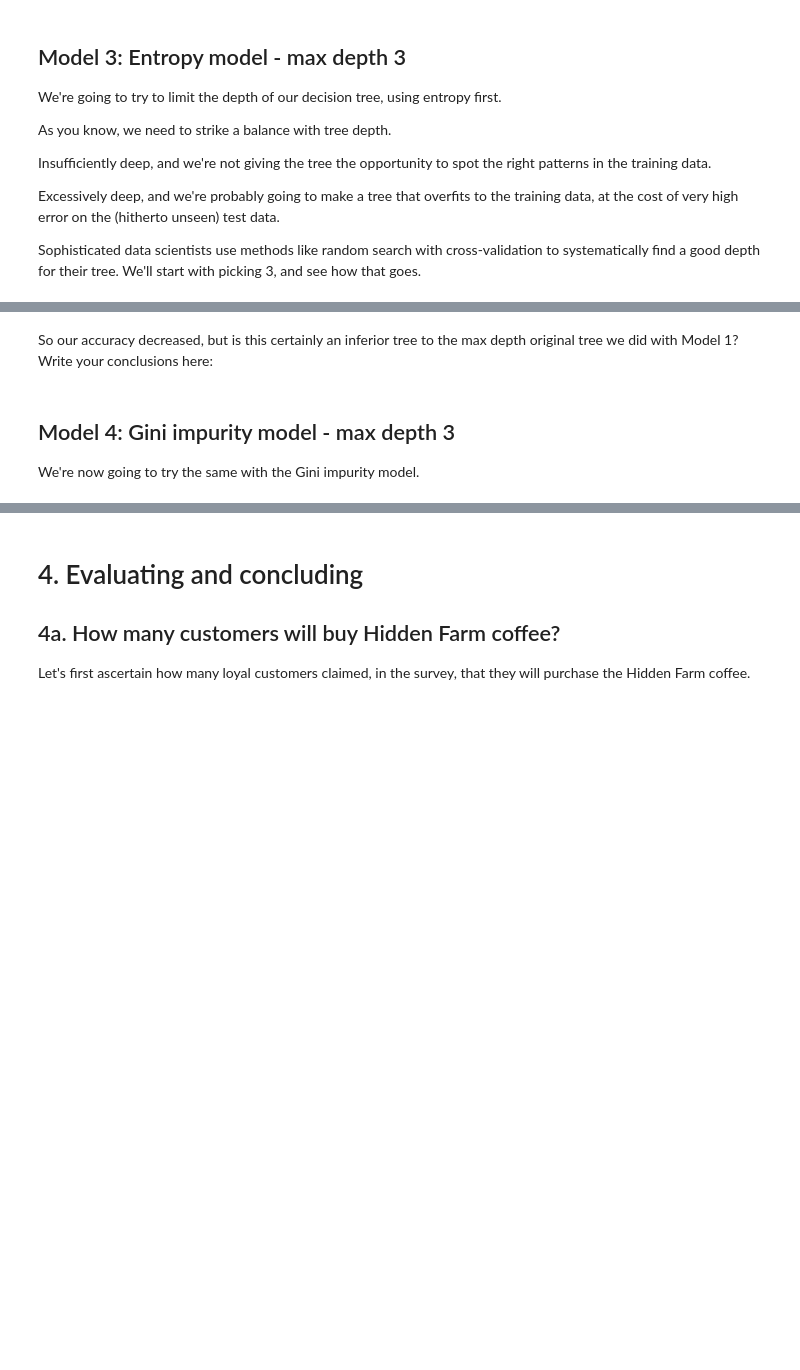
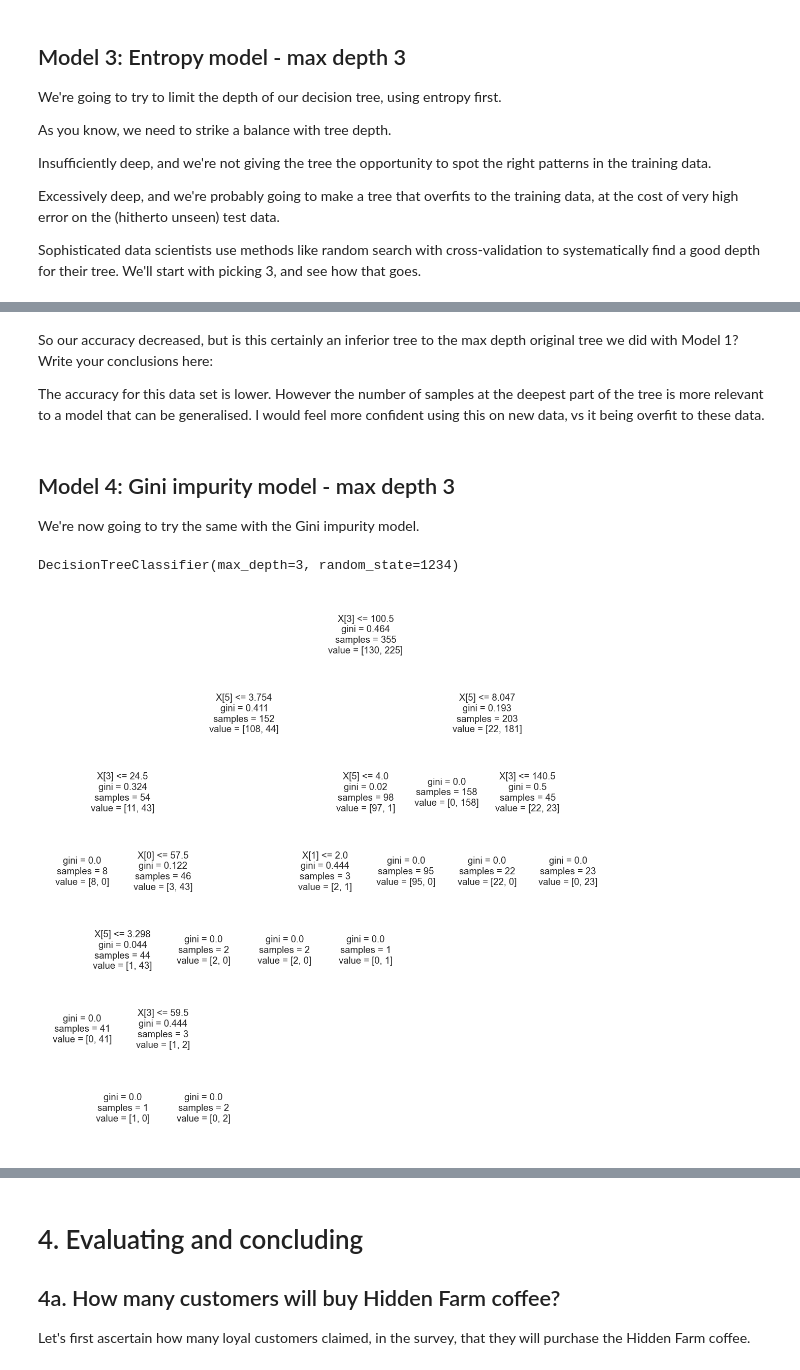
Before and after one commit to Khalif81/RR_Diner, a Jupyter notebook: Specialty_Coffee.ipynb, the cells around one changed output, grey strips where cells are left out. Saved outputs shown, nothing was run; the diff lists cells and outputs as text; code cells hidden in the pictures; blank space fills up the shorter version.

```diff
--- a/Specialty_Coffee.ipynb
+++ b/Specialty_Coffee.ipynb
@@ -505,11 +588,20 @@ print('Recall score for "No"' , metrics.recall_score(y_test,y_pred, pos_label =
 # %% [markdown]
 So our accuracy decreased, but is this certainly an inferior tree to the max depth original tree we did with Model 1? Write your conclusions here:
+
+The accuracy for this data set is lower.  However the number of samples at the deepest part of the tree is more relevant to a model that can be generalised.  I would feel more confident using this on new data, vs it being overfit to these data.
 # %% [markdown]
 ## Model 4: Gini impurity  model - max depth 3
 We're now going to try the same with the Gini impurity model.
 # %%
 # As before, make a variable, but call it gini_model2, and ensure the max_depth parameter is set to 3
-_ _ _ = _ _ _._ _ _(_ _ _ ='_ _ _ ', _ _ _ = 1234, _ _ _  = _ _ _ )
+gini_model2 = tree.DecisionTreeClassifier(criterion='gini', max_depth=3, random_state=1234)
 
 # Do the fit, predict, and series transformations as before.
-_ _ _
+gini_model2.fit(X_train, y_train)
+y_pred = gini_model2.predict(X_test)
+
+pd.Series(y_pred)
+
+gini_model2
+# %% [output]
+DecisionTreeClassifier(max_depth=3, random_state=1234)
@@ -522,0 +608,5 @@ _ _ _
+# %%
+plt.figure(figsize=(20,20));
+tree.plot_tree(gini_model);
+# %% [output]
+[figure, added]
```
Also changed, not shown: parts of 35 cells of this notebook.
